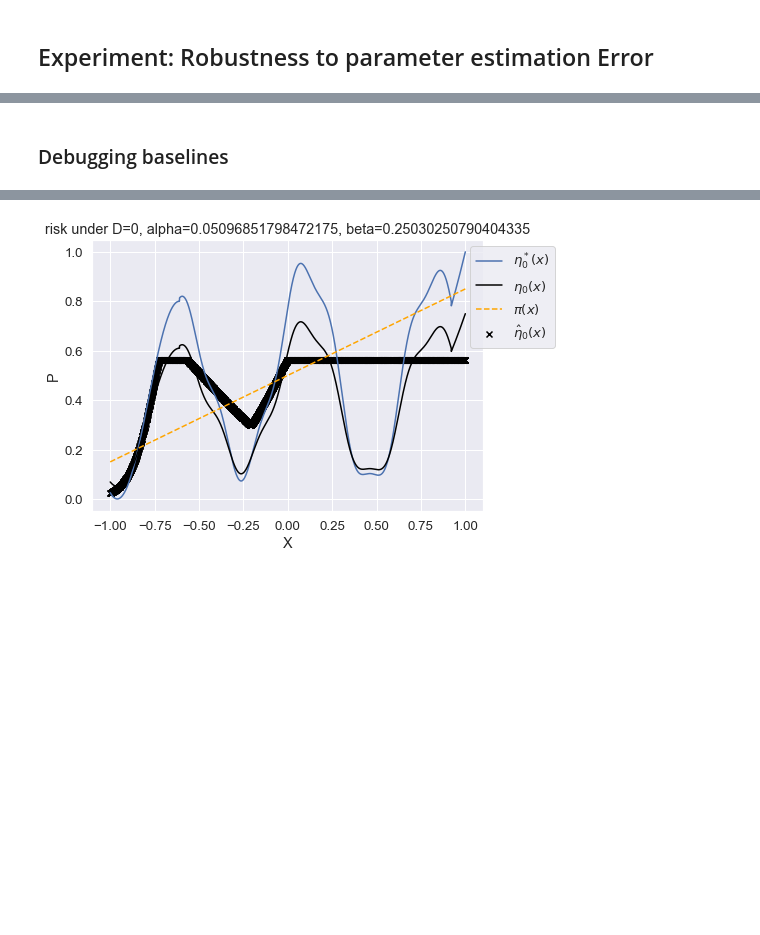
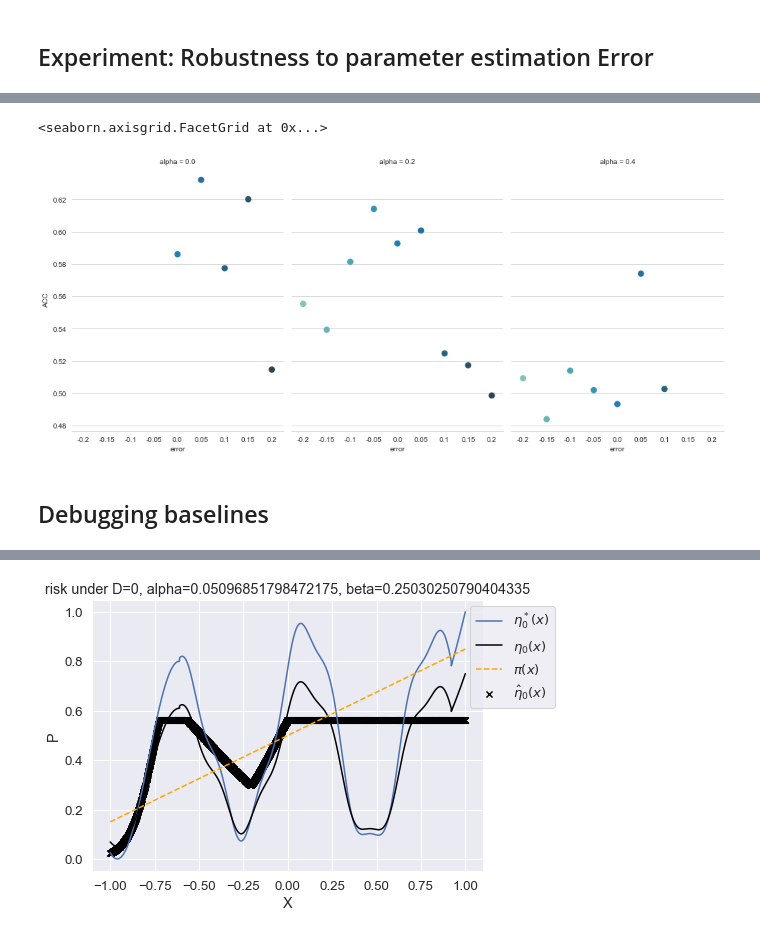
Before and after one commit to lguerdan/counterfactual-decision-support, a Jupyter notebook: experiments.ipynb, the cells around one changed output, grey strips where cells are left out. Drawn from its saved outputs; the diff is of its cells as text; code cells hidden in the pictures; blank space fills up the shorter version.

```diff
--- a/experiments.ipynb
+++ b/experiments.ipynb
@@ -385,0 +221,3 @@ sns.barplot(data=resultdf, x='model', y='AU-ROC')
+# %%
+robustness_results['param'] = 'alpha'
+robustness_results
@@ -386,2 +242,15 @@ sns.barplot(data=resultdf, x='model', y='AU-ROC')
+# %%
+
+
+# Draw a pointplot to show pulse as a function of three categorical factors
+g = sns.catplot(
+    data=robustness_results, x="error", y="ACC",  col="alpha",
+    capsize=.2, palette="YlGnBu_d", errorbar="se",
+    kind="point", height=6, aspect=.75,
+)
+g.despine(left=True)
+# %% [output]
+<seaborn.axisgrid.FacetGrid at 0x...>
+[figure, added]
 # %% [markdown]
-### Debugging baselines
+## Debugging baselines
```
Also changed, not shown: parts of 25 cells of this notebook, 2 other files.
